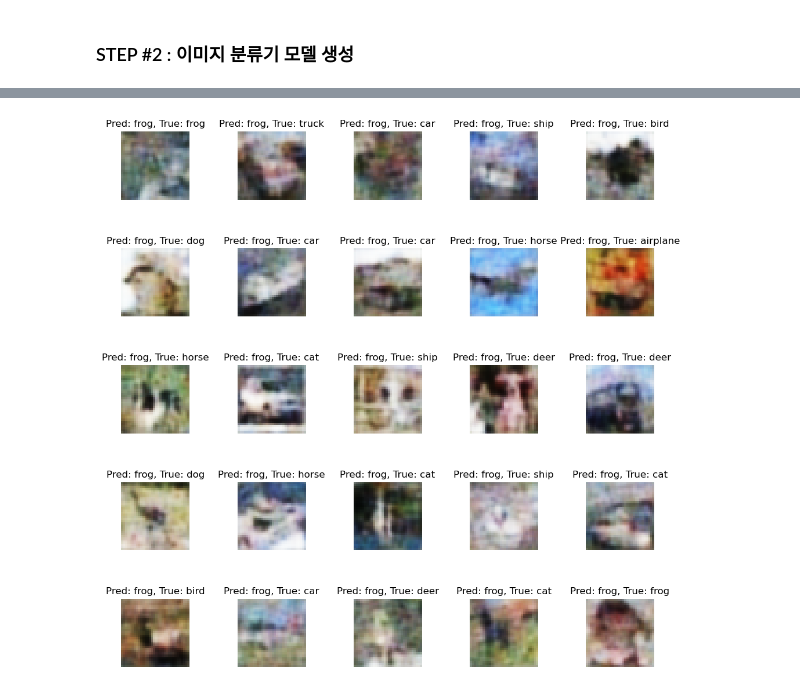
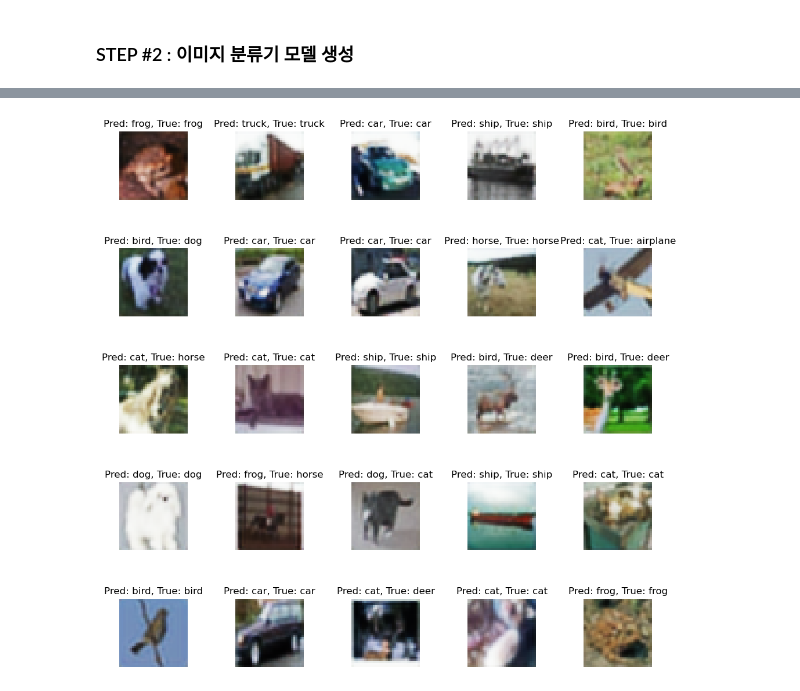
Before and after one commit to znantothelimit/ml_teamproj_selflearning, a Jupyter notebook: Image Denoising using AutoEncoders.ipynb, the cells around one changed output, grey strips where cells are left out. Saved outputs shown, nothing was run; the diff lists cells and outputs as text; code cells hidden in the pictures.

```diff
--- a/Image Denoising using AutoEncoders.ipynb
+++ b/Image Denoising using AutoEncoders.ipynb
@@ -73,6 +71,9 @@ X_test = X_test / 255
 # %%
-# 노이즈 강도 0.3
-noise_factor = 0.3
+X_train = X_train / 255
+X_test = X_test / 255
+
+# 노이즈 강도 0.1
+noise_factor = 0.1
 
 # 노이즈 추가된 이미지 저장할 배열
 noise_dataset = []
@@ -211,16 +212,14 @@ for images, row in zip([noise_test_set[:10], predicted], axes):
 # %%
 from sklearn.model_selection import train_test_split
 
-# 정답레이블 개수와 오토 인코더를 통해 잡음제거된 이미지 개수를 10000개로 통일하여 입력 데이터 크기 일치시킴
-X_train = X_train[:10000]
-y_train = y_train[:10000]
-
-#cifar-10 데이터의 클래스 수 = 10
 num_classes = 10
 
-# 이미지 분류기 정답 레이블 생성
-y_train_classifier = tf.keras.utils.to_categorical(y_train, num_classes)
-y_test_classifier = tf.keras.utils.to_categorical(y_test, num_classes)
+# 이미지 노이즈 제거를 위한 훈련 데이터 준비
+X_train_autoencoder = autoencoder.predict(X_train[:10000])
 
-# 검증용 데이터와 훈련용 데이터로 분류
-X_train_class, X_test_class, y_train_class, y_test_class = train_test_split(predicted, y_train_classifier, test_size=0.2, random_state=42)
+# 훈련 데이터와 정답 레이블 준비
+X_train_classifier = X_train_autoencoder
+y_train_classifier = tf.keras.utils.to_categorical(y_train[:10000], num_classes)
+
+# 훈련 및 검증 데이터로 분할
+X_train_class, X_val_class, y_train_class, y_val_class = train_test_split(X_train_classifier, y_train_classifier, test_size=0.2, random_state=42)
@@ -280,6 +289,6 @@ Trainable params: 122,890
 Non-trainable params: 0
 _________________________________________________________________
 # %%
-classifier.fit(X_train_class, y_train_class, batch_size=32, epochs=10, validation_data=(X_test_class, y_test_class))
+classifier.fit(X_train_class, y_train_class, batch_size=32, epochs=10, validation_data=(X_val_class, y_val_class))
 # %% [output]
 Epoch 1/10
@@ -305,4 +314,4 @@ Epoch 10/10
 <keras.callbacks.History at 0x...>
 # %%
-class_predicted = classifier.predict(X_test_class)
+class_predicted = classifier.predict(X_val_class)
 # %% [output]
@@ -310,32 +319,32 @@ class_predicted = classifier.predict(X_test_class)
 # %%
 import numpy as np
 import matplotlib.pyplot as plt
 
 class_names = ['airplane', 'car', 'bird', 'cat', 'deer', 'dog', 'frog', 'horse', 'ship', 'truck']
 
 # 예측 결과 출력
 predicted_labels = np.argmax(class_predicted, axis=1)
-true_labels = np.argmax(y_test_class, axis=1)
+true_labels = np.argmax(y_val_class, axis=1)
 
 # 예측 결과 시각화
 fig, axes = plt.subplots(nrows=5, ncols=5, figsize=(10, 10))
 fig.tight_layout()
 
 for i, ax in enumerate(axes.flatten()):
     # 이미지 출력
-    ax.imshow(X_test_class[i])
+    ax.imshow(X_val_class[i])
     ax.axis('off')
 
     # 예측된 레이블과 실제 레이블 출력
     predicted_label = class_names[predicted_labels[i]]
     true_label = class_names[true_labels[i]]
     ax.set_title(f'Pred: {predicted_label}, True: {true_label}')
 
 # 이미지 출력 간격 조절
 plt.subplots_adjust(wspace=0.7, hspace=0.5)
 
 plt.show()
 # %% [output]
-[figure, old version]
+[figure, new version]
 # %%
 # 모델 성능 측정 (예측 정확도 파라미터)
```
Also changed, not shown: parts of 16 cells of this notebook.
